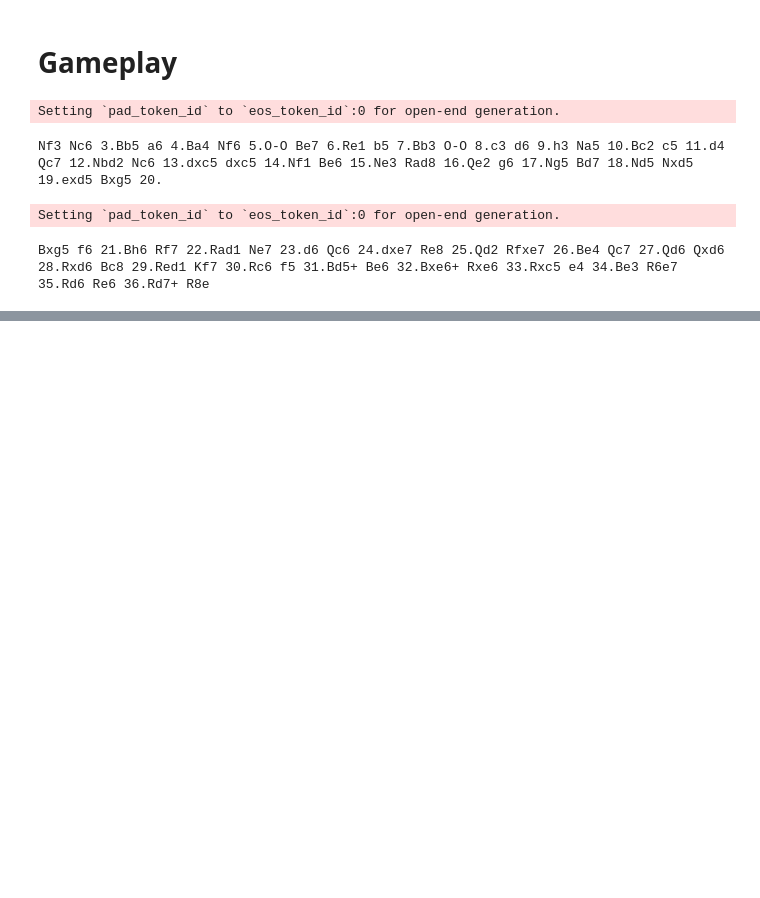
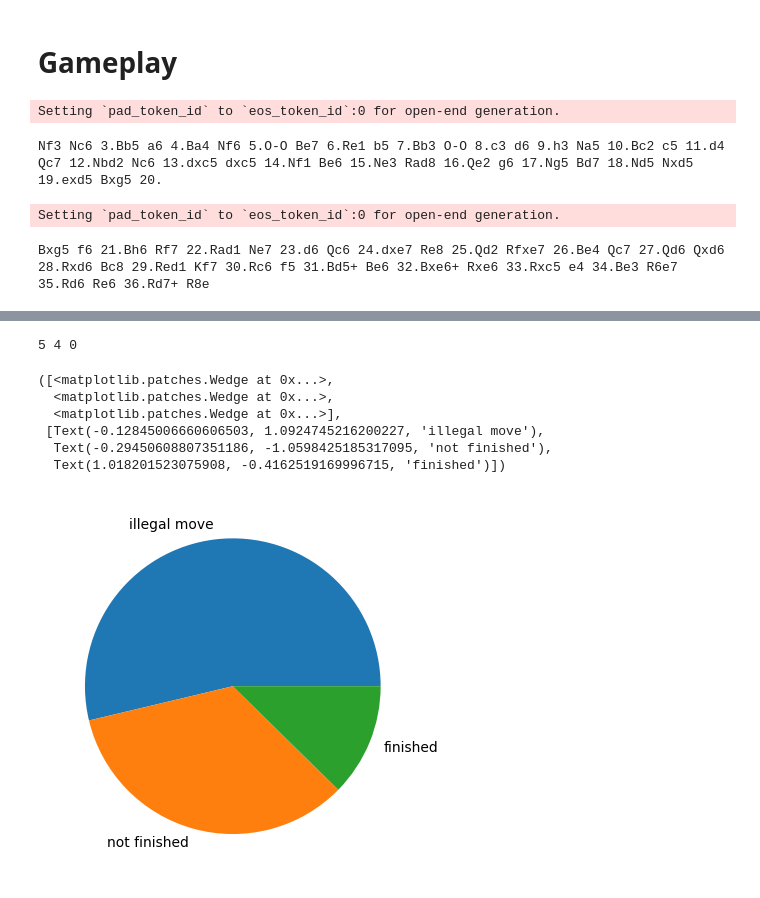
Before and after one commit to MatTheTab/NLP-Chess, a Jupyter notebook: evaluate_chessgpt.ipynb, the cells around one changed output, grey strips where cells are left out. Cells and saved outputs as stored; diff of their text form; code cells hidden in the pictures; blank space fills up the shorter version.

```diff
--- a/evaluate_chessgpt.ipynb
+++ b/evaluate_chessgpt.ipynb
@@ -238,0 +408,29 @@ Bxg5 f6 21.Bh6 Rf7 22.Rad1 Ne7 23.d6 Qc6 24.dxe7 Re8 25.Qd2 Rfxe7 26.Be4 Qc7 27.
+# %%
+illegal_moves = 0
+unfinished_games = 0
+wrong_predictions = 0
+for result in results:
+  if result[4]:
+    illegal_moves += 1
+    continue
+  if result[2] is None:
+    unfinished_games += 1
+    continue
+  if result[1] != result[2]:
+    wrong_predictions += 1
+
+print(illegal_moves, unfinished_games, wrong_predictions)
+# %% [output]
+5 4 0
+# %%
+import matplotlib.pyplot as plt
+statistics = [274, 173, 63]
+plt.pie(statistics, labels=['illegal move', 'not finished', 'finished'])
+# %% [output]
+([<matplotlib.patches.Wedge at 0x...>,
+  <matplotlib.patches.Wedge at 0x...>,
+  <matplotlib.patches.Wedge at 0x...>],
+ [Text(-0.12845006660606503, 1.0924745216200227, 'illegal move'),
+  Text(-0.29450608807351186, -1.0598425185317095, 'not finished'),
+  Text(1.018201523075908, -0.4162519169996715, 'finished')])
+[figure, added]
```
Also changed, not shown: parts of 10 cells of this notebook.
